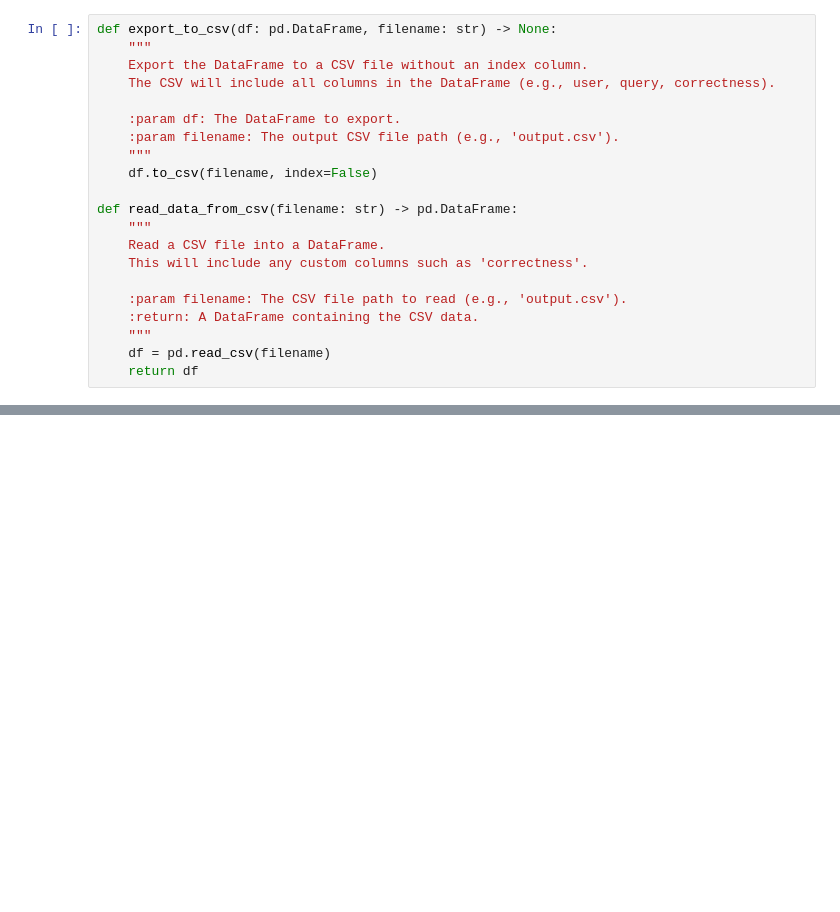
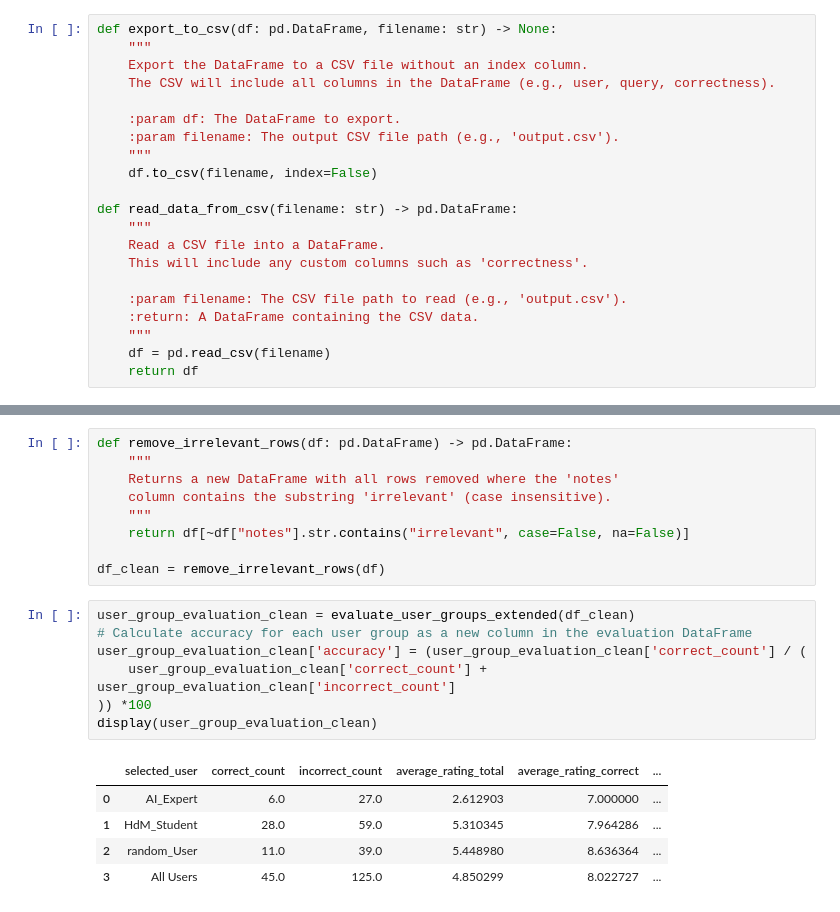
Before and after one commit to PsiLotY/RAG_Chatbot, a Jupyter notebook: user_test/user_test_eval.ipynb, the cells around one changed output, grey strips where cells are left out. Saved outputs shown, nothing was run; the diff lists cells and outputs as text; blank space fills up the shorter version.

```diff
--- a/user_test/user_test_eval.ipynb
+++ b/user_test/user_test_eval.ipynb
@@ -496,0 +740,22 @@ print(stats_df)
+# %%
+def remove_irrelevant_rows(df: pd.DataFrame) -> pd.DataFrame:
+    """
+    Returns a new DataFrame with all rows removed where the 'notes'
+    column contains the substring 'irrelevant' (case insensitive).
+    """
+    return df[~df["notes"].str.contains("irrelevant", case=False, na=False)]
+
+df_clean = remove_irrelevant_rows(df)
+# %%
+user_group_evaluation_clean = evaluate_user_groups_extended(df_clean)
+# Calculate accuracy for each user group as a new column in the evaluation DataFrame
+user_group_evaluation_clean['accuracy'] = (user_group_evaluation_clean['correct_count'] / (
+    user_group_evaluation_clean['correct_count'] + user_group_evaluation_clean['incorrect_count']
+)) *100
+display(user_group_evaluation_clean)
+# %% [output]
+|  | selected_user | correct_count | incorrect_count | average_rating_total | average_rating_correct | ... |
+| 0 | AI_Expert | 6.0 | 27.0 | 2.612903 | 7.000000 | ... |
+| 1 | HdM_Student | 28.0 | 59.0 | 5.310345 | 7.964286 | ... |
+| 2 | random_User | 11.0 | 39.0 | 5.448980 | 8.636364 | ... |
+| 3 | All Users | 45.0 | 125.0 | 4.850299 | 8.022727 | ... |
```
Also changed, not shown: parts of 49 cells of this notebook, 1 other file.
